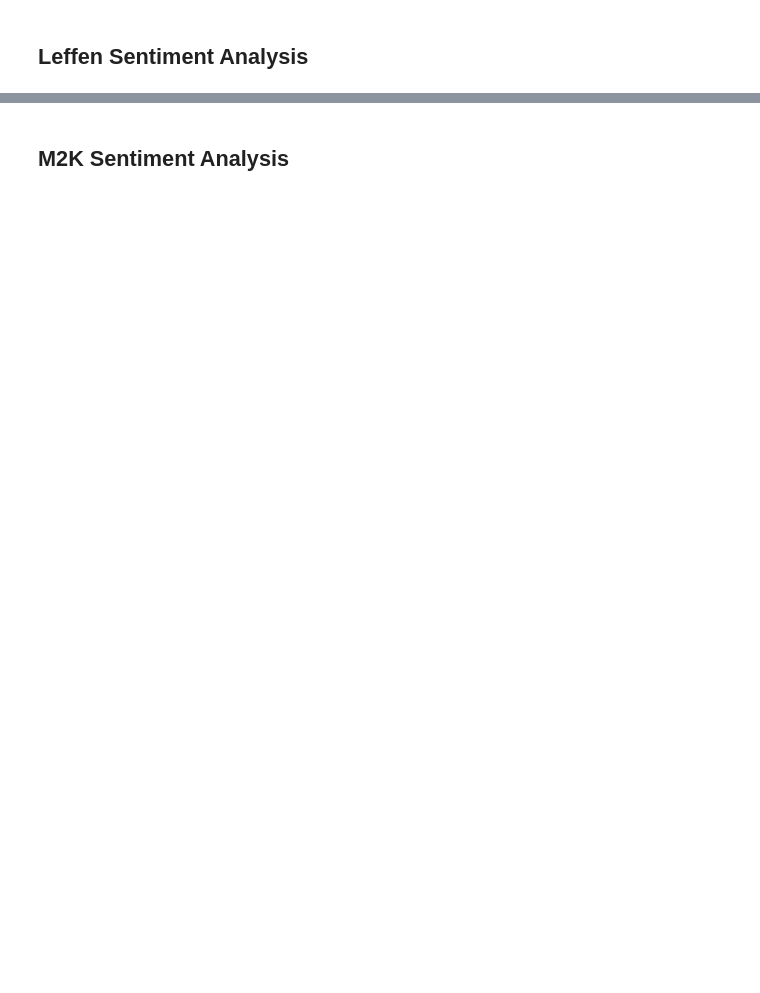
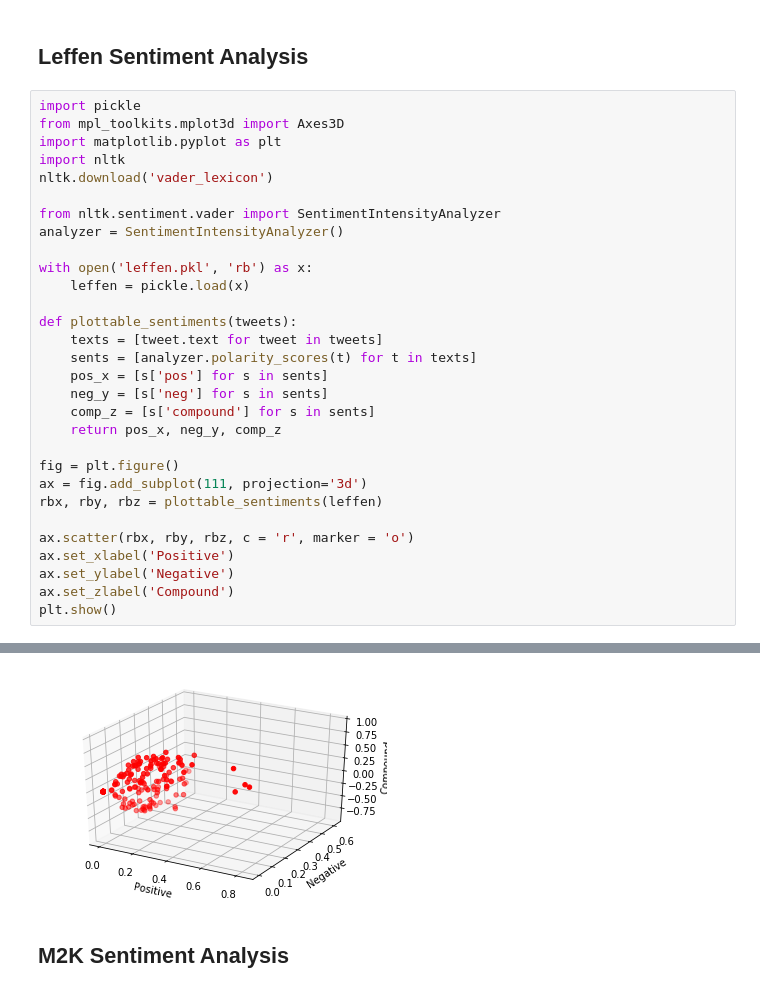
Before and after one commit to ProtoCross/twitter-mining, a Jupyter notebook: ryal_project1.ipynb, the cells around one changed output, grey strips where cells are left out. Drawn from its saved outputs; the diff is of its cells as text; blank space fills up the shorter version.

Commit message:
Fixed sentiment analysis

```diff
--- a/ryal_project1.ipynb
+++ b/ryal_project1.ipynb
@@ -195,2 +196,33 @@ TypeError: cannot unpack non-iterable NoneType object
 # %% [markdown]
 ## Leffen Sentiment Analysis
+# %%
+import pickle
+from mpl_toolkits.mplot3d import Axes3D
+import matplotlib.pyplot as plt
+import nltk
+nltk.download('vader_lexicon')
+
+from nltk.sentiment.vader import SentimentIntensityAnalyzer
+analyzer = SentimentIntensityAnalyzer()
+
+with open('leffen.pkl', 'rb') as x:
+    leffen = pickle.load(x)
+
+def plottable_sentiments(tweets):
+    texts = [tweet.text for tweet in tweets]
+    sents = [analyzer.polarity_scores(t) for t in texts]
+    pos_x = [s['pos'] for s in sents]
+    neg_y = [s['neg'] for s in sents]
+    comp_z = [s['compound'] for s in sents]
+    return pos_x, neg_y, comp_z
+
+fig = plt.figure()
+ax = fig.add_subplot(111, projection='3d')
+rbx, rby, rbz = plottable_sentiments(leffen)
+
+ax.scatter(rbx, rby, rbz, c = 'r', marker = 'o')
+ax.set_xlabel('Positive')
+ax.set_ylabel('Negative')
+ax.set_zlabel('Compound')
+plt.show()
+# %% [output]
@@ -197,2 +232,3 @@ TypeError: cannot unpack non-iterable NoneType object
+[figure, added]
 # %% [markdown]
 ## M2K Sentiment Analysis
```
Also changed, not shown: parts of 3 cells of this notebook.
